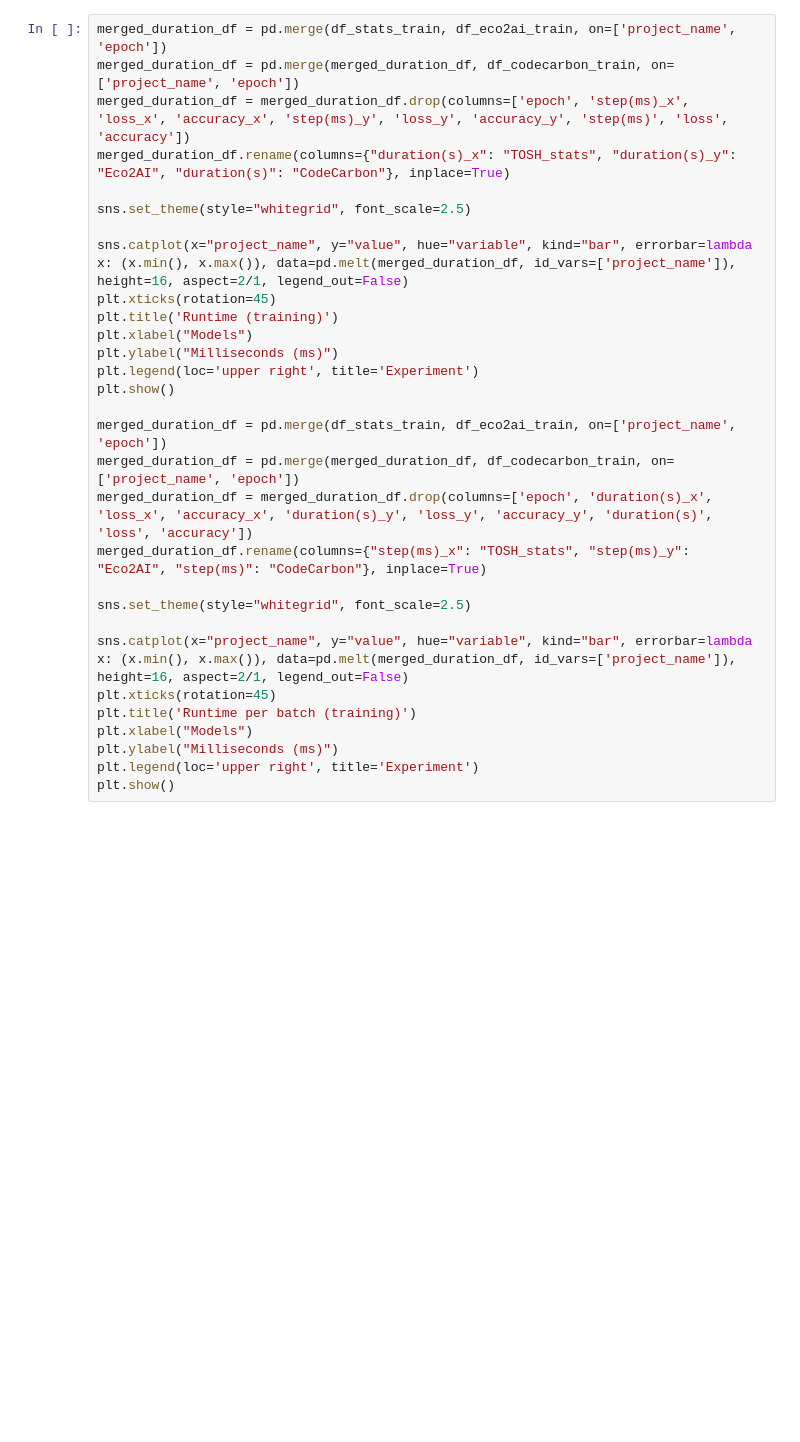
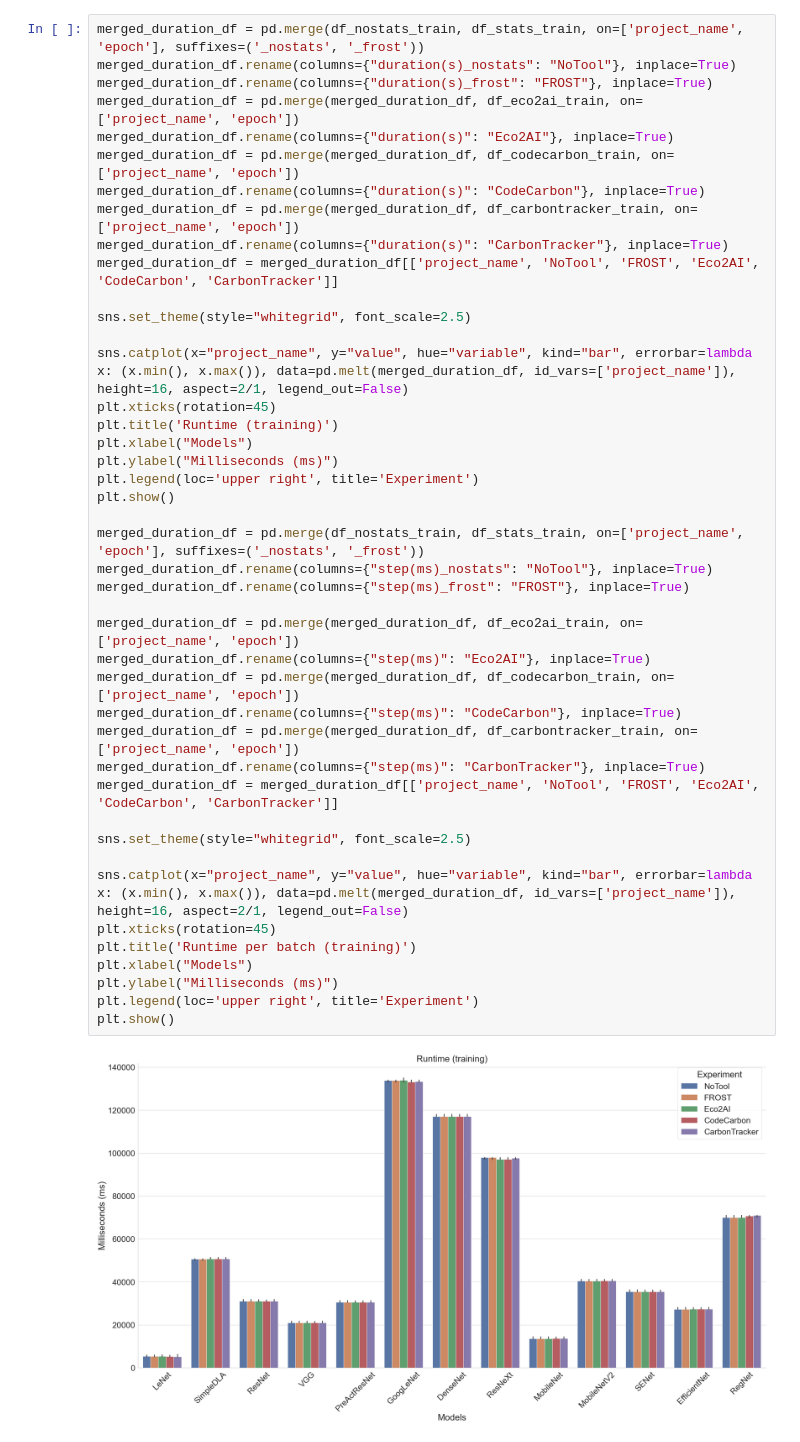
Before and after one commit to ioannismavromatis/sustainable-ai, a Jupyter notebook: plots/plots.ipynb, the cells around one changed output. Cells and saved outputs as stored; diff of their text form; blank space fills up the shorter version.

```diff
--- a/plots/plots.ipynb
+++ b/plots/plots.ipynb
@@ -75,30 +108,45 @@ plt.show()
 # %%
-merged_duration_df = pd.merge(df_stats_train, df_eco2ai_train, on=['project_name', 'epoch'])
+merged_duration_df = pd.merge(df_nostats_train, df_stats_train, on=['project_name', 'epoch'], suffixes=('_nostats', '_frost'))
+merged_duration_df.rename(columns={"duration(s)_nostats": "NoTool"}, inplace=True)
+merged_duration_df.rename(columns={"duration(s)_frost": "FROST"}, inplace=True)
+merged_duration_df = pd.merge(merged_duration_df, df_eco2ai_train, on=['project_name', 'epoch'])
+merged_duration_df.rename(columns={"duration(s)": "Eco2AI"}, inplace=True)
 merged_duration_df = pd.merge(merged_duration_df, df_codecarbon_train, on=['project_name', 'epoch'])
-merged_duration_df = merged_duration_df.drop(columns=['epoch', 'step(ms)_x', 'loss_x', 'accuracy_x', 'step(ms)_y', 'loss_y', 'accuracy_y', 'step(ms)', 'loss', 'accuracy'])
-merged_duration_df.rename(columns={"duration(s)_x": "TOSH_stats", "duration(s)_y": "Eco2AI", "duration(s)": "CodeCarbon"}, inplace=True)
+merged_duration_df.rename(columns={"duration(s)": "CodeCarbon"}, inplace=True)
+merged_duration_df = pd.merge(merged_duration_df, df_carbontracker_train, on=['project_name', 'epoch'])
+merged_duration_df.rename(columns={"duration(s)": "CarbonTracker"}, inplace=True)
+merged_duration_df = merged_duration_df[['project_name', 'NoTool', 'FROST', 'Eco2AI', 'CodeCarbon', 'CarbonTracker']]
 
 sns.set_theme(style="whitegrid", font_scale=2.5)
 
 sns.catplot(x="project_name", y="value", hue="variable", kind="bar", errorbar=lambda x: (x.min(), x.max()), data=pd.melt(merged_duration_df, id_vars=['project_name']), height=16, aspect=2/1, legend_out=False)
 plt.xticks(rotation=45)
 plt.title('Runtime (training)')
 plt.xlabel("Models")
 plt.ylabel("Milliseconds (ms)")
 plt.legend(loc='upper right', title='Experiment')
 plt.show()
 
-merged_duration_df = pd.merge(df_stats_train, df_eco2ai_train, on=['project_name', 'epoch'])
+merged_duration_df = pd.merge(df_nostats_train, df_stats_train, on=['project_name', 'epoch'], suffixes=('_nostats', '_frost'))
+merged_duration_df.rename(columns={"step(ms)_nostats": "NoTool"}, inplace=True)
+merged_duration_df.rename(columns={"step(ms)_frost": "FROST"}, inplace=True)
+
+merged_duration_df = pd.merge(merged_duration_df, df_eco2ai_train, on=['project_name', 'epoch'])
+merged_duration_df.rename(columns={"step(ms)": "Eco2AI"}, inplace=True)
 merged_duration_df = pd.merge(merged_duration_df, df_codecarbon_train, on=['project_name', 'epoch'])
-merged_duration_df = merged_duration_df.drop(columns=['epoch', 'duration(s)_x', 'loss_x', 'accuracy_x', 'duration(s)_y', 'loss_y', 'accuracy_y', 'duration(s)', 'loss', 'accuracy'])
-merged_duration_df.rename(columns={"step(ms)_x": "TOSH_stats", "step(ms)_y": "Eco2AI", "step(ms)": "CodeCarbon"}, inplace=True)
+merged_duration_df.rename(columns={"step(ms)": "CodeCarbon"}, inplace=True)
+merged_duration_df = pd.merge(merged_duration_df, df_carbontracker_train, on=['project_name', 'epoch'])
+merged_duration_df.rename(columns={"step(ms)": "CarbonTracker"}, inplace=True)
+merged_duration_df = merged_duration_df[['project_name', 'NoTool', 'FROST', 'Eco2AI', 'CodeCarbon', 'CarbonTracker']]
 
 sns.set_theme(style="whitegrid", font_scale=2.5)
 
 sns.catplot(x="project_name", y="value", hue="variable", kind="bar", errorbar=lambda x: (x.min(), x.max()), data=pd.melt(merged_duration_df, id_vars=['project_name']), height=16, aspect=2/1, legend_out=False)
 plt.xticks(rotation=45)
 plt.title('Runtime per batch (training)')
 plt.xlabel("Models")
 plt.ylabel("Milliseconds (ms)")
 plt.legend(loc='upper right', title='Experiment')
 plt.show()
+# %% [output]
+[figure, added]
```
Also changed, not shown: parts of 20 cells of this notebook, 2 other files.
